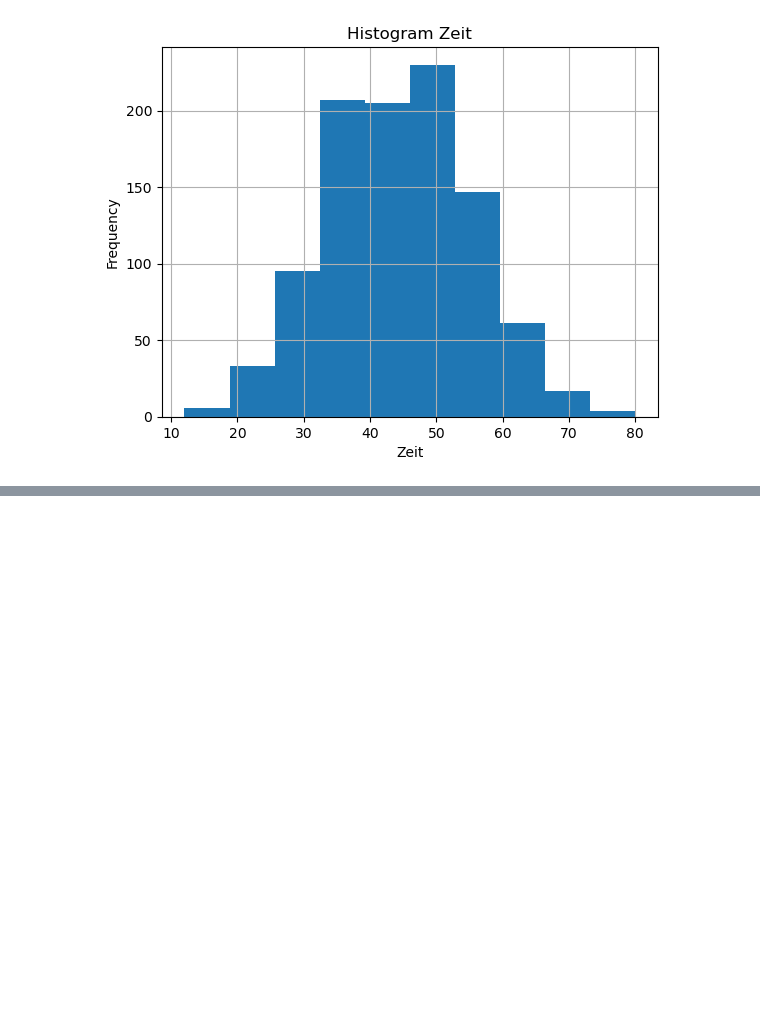
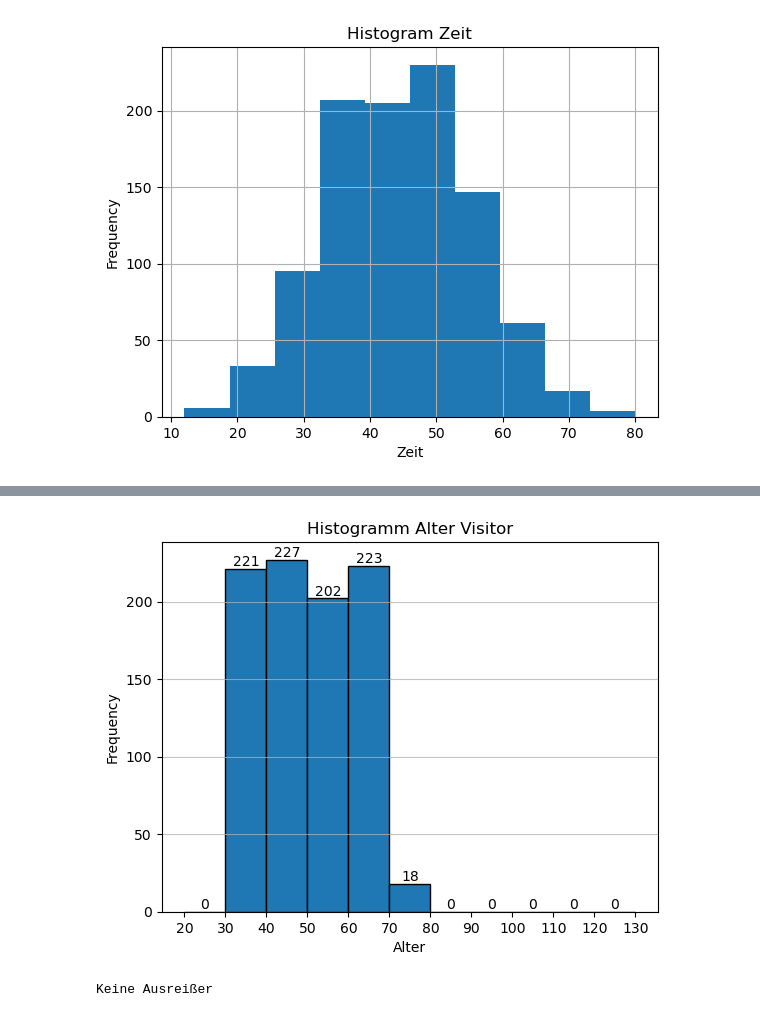
Before and after one commit to FastResearch/final_projectSS2024_Group3, a Jupyter notebook: tables_ges.ipynb, the cells around one changed output, grey strips where cells are left out. Saved outputs shown, nothing was run; the diff lists cells and outputs as text; code cells hidden in the pictures; blank space fills up the shorter version.

```diff
--- a/tables_ges.ipynb
+++ b/tables_ges.ipynb
@@ -663,0 +747,18 @@ plt.show()
+# %%
+n, bins, patches = plt.hist(visitor_geo_retype['Alter'], bins=range(20, 140, 10), edgecolor='black')
+plt.xticks(range(20, 140, 10))
+plt.xlabel('Alter')
+plt.ylabel('Frequency')
+plt.title('Histogramm Alter Visitor')
+for i in range(len(patches)):
+    height = patches[i].get_height()
+    plt.text(patches[i].get_x() + patches[i].get_width() / 2, height, int(height), ha='center', va='bottom')
+
+plt.grid(axis='y', alpha=0.75)
+plt.show()
+# %% [output]
+[figure, added]
+# %%
+print("Keine Ausreißer")
+# %% [output]
+Keine Ausreißer
```
Also changed, not shown: parts of 14 cells of this notebook.
